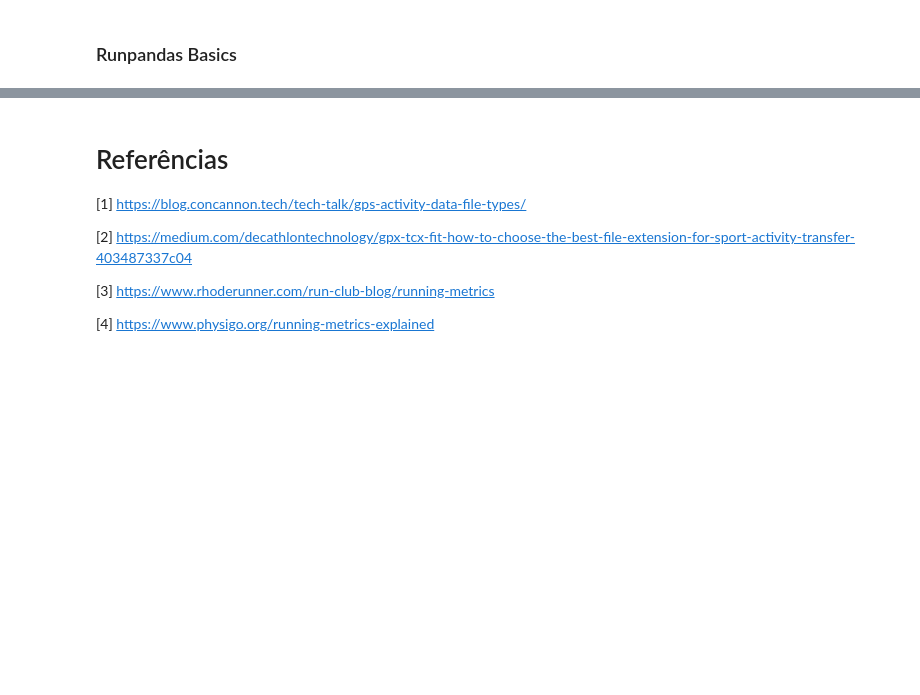
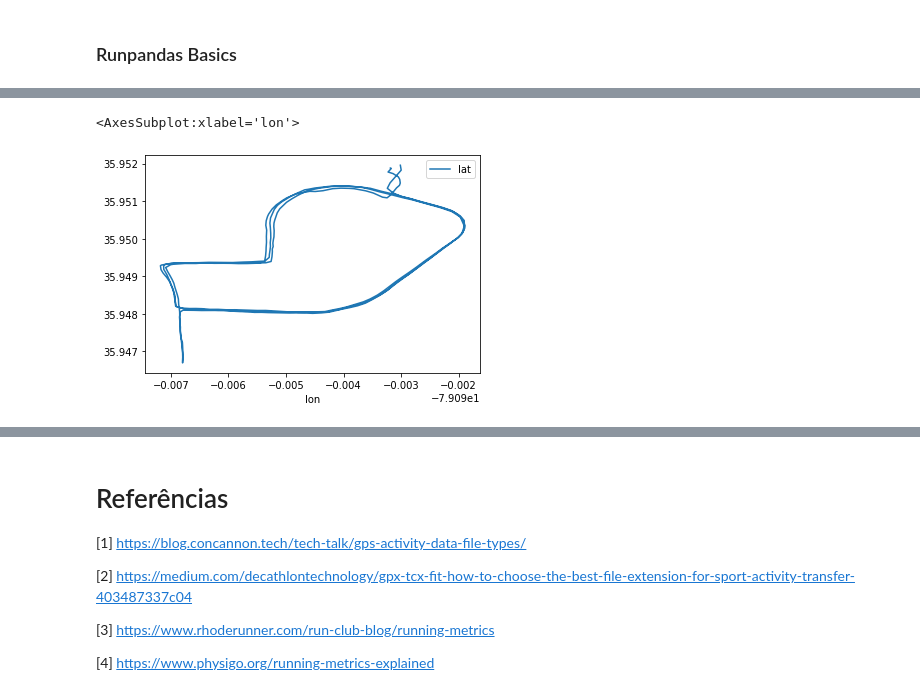
Before and after one commit to corriporai/presentations, a Jupyter notebook: pythonnordeste2022/slides.ipynb, the cells around one changed output, grey strips where cells are left out. Saved outputs shown, nothing was run; the diff lists cells and outputs as text; code cells hidden in the pictures; blank space fills up the shorter version.

```diff
--- a/pythonnordeste2022/slides.ipynb
+++ b/pythonnordeste2022/slides.ipynb
@@ -281,0 +396,5 @@ OSError: ./sample.tcx does not exist
+# %%
+activity.plot(x='lon', y='lat')
+# %% [output]
+<AxesSubplot:xlabel='lon'>
+[figure, added]
```
Also changed, not shown: parts of 22 cells of this notebook, 6 other files.
